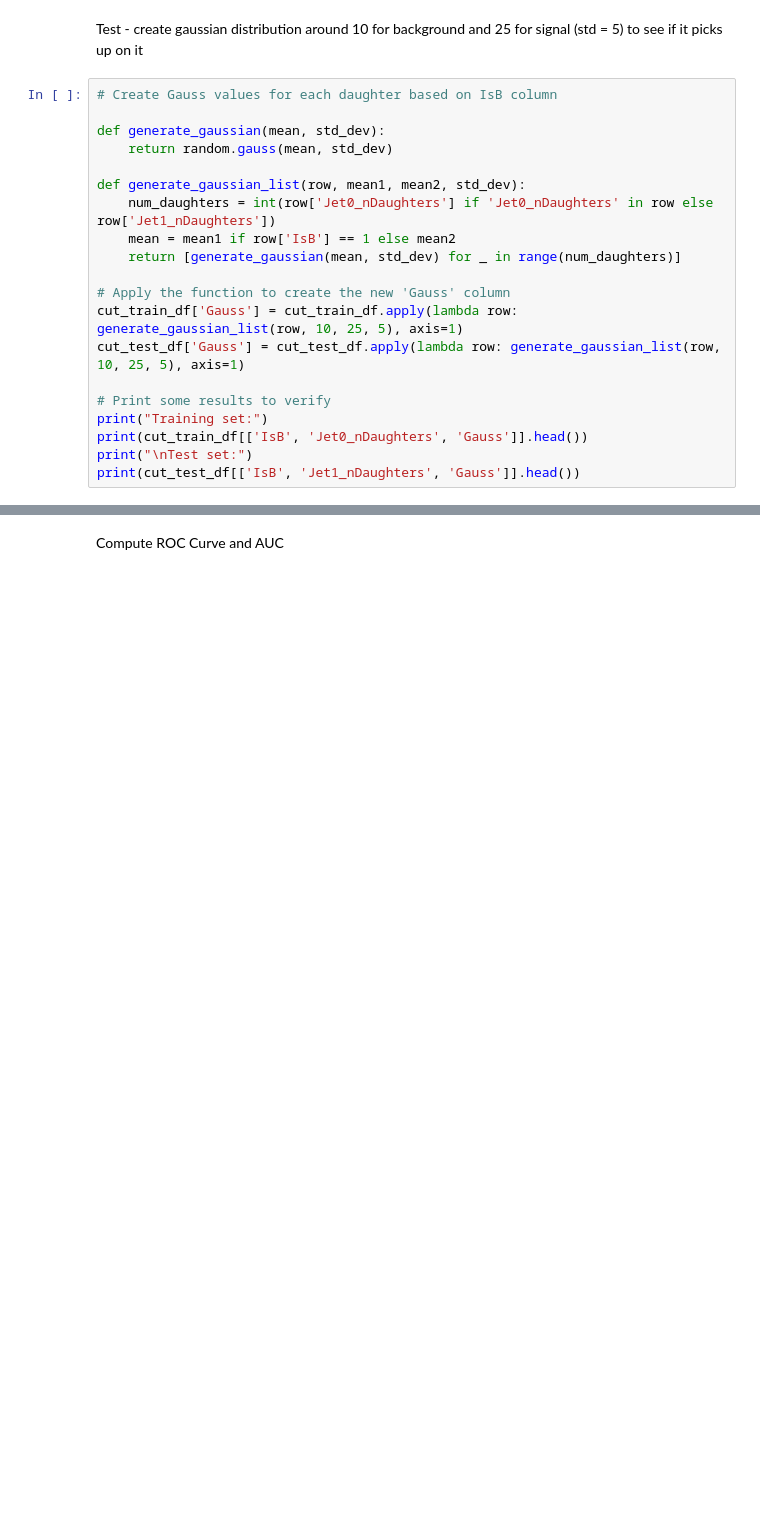
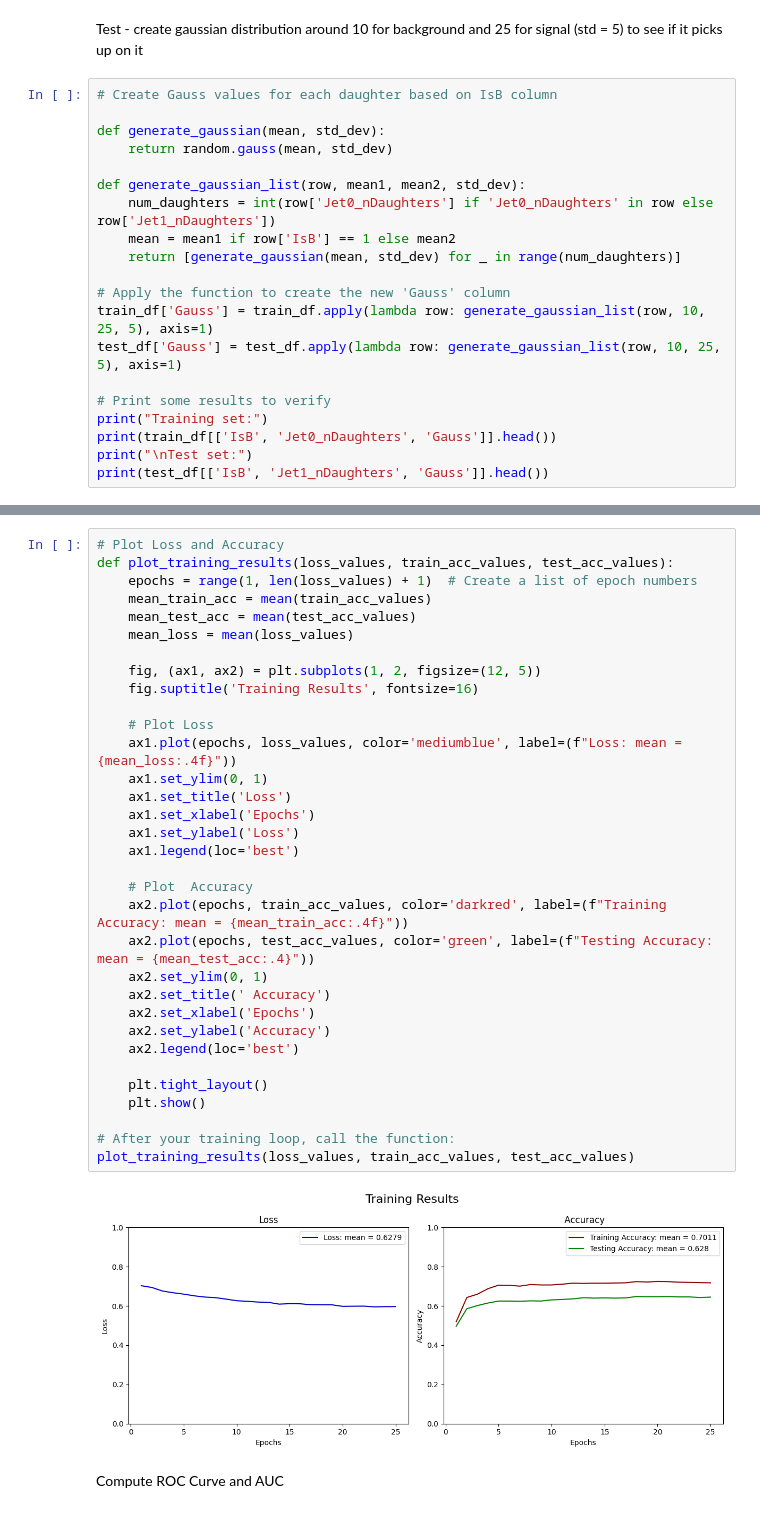
Before and after one commit to gpesticci/Jet-GNN, a Jupyter notebook: GNN.ipynb, the cells around one changed output, grey strips where cells are left out. Drawn from its saved outputs; the diff is of its cells as text; blank space fills up the shorter version.

```diff
--- a/GNN.ipynb
+++ b/GNN.ipynb
@@ -100,14 +178,14 @@ def generate_gaussian_list(row, mean1, mean2, std_dev):
     return [generate_gaussian(mean, std_dev) for _ in range(num_daughters)]
 
 # Apply the function to create the new 'Gauss' column
-cut_train_df['Gauss'] = cut_train_df.apply(lambda row: generate_gaussian_list(row, 10, 25, 5), axis=1)
-cut_test_df['Gauss'] = cut_test_df.apply(lambda row: generate_gaussian_list(row, 10, 25, 5), axis=1)
+train_df['Gauss'] = train_df.apply(lambda row: generate_gaussian_list(row, 10, 25, 5), axis=1)
+test_df['Gauss'] = test_df.apply(lambda row: generate_gaussian_list(row, 10, 25, 5), axis=1)
 
 # Print some results to verify
 print("Training set:")
-print(cut_train_df[['IsB', 'Jet0_nDaughters', 'Gauss']].head())
+print(train_df[['IsB', 'Jet0_nDaughters', 'Gauss']].head())
 print("\nTest set:")
-print(cut_test_df[['IsB', 'Jet1_nDaughters', 'Gauss']].head())
+print(test_df[['IsB', 'Jet1_nDaughters', 'Gauss']].head())
 # %% [output]
 Training set:
    IsB  Jet0_nDaughters                                              Gauss
@@ -377,3 +449,38 @@ Grad norms:
+# %%
+# Plot Loss and Accuracy
+def plot_training_results(loss_values, train_acc_values, test_acc_values):
+    epochs = range(1, len(loss_values) + 1)  # Create a list of epoch numbers
+    mean_train_acc = mean(train_acc_values)
+    mean_test_acc = mean(test_acc_values)
+    mean_loss = mean(loss_values)
+
+    fig, (ax1, ax2) = plt.subplots(1, 2, figsize=(12, 5))
+    fig.suptitle('Training Results', fontsize=16)
+
+    # Plot Loss
+    ax1.plot(epochs, loss_values, color='mediumblue', label=(f"Loss: mean = {mean_loss:.4f}"))
+    ax1.set_ylim(0, 1)
+    ax1.set_title('Loss')
+    ax1.set_xlabel('Epochs')
+    ax1.set_ylabel('Loss')
+    ax1.legend(loc='best')
+
+    # Plot  Accuracy
+    ax2.plot(epochs, train_acc_values, color='darkred', label=(f"Training Accuracy: mean = {mean_train_acc:.4f}"))
+    ax2.plot(epochs, test_acc_values, color='green', label=(f"Testing Accuracy: mean = {mean_test_acc:.4}"))
+    ax2.set_ylim(0, 1)
+    ax2.set_title(' Accuracy')
+    ax2.set_xlabel('Epochs')
+    ax2.set_ylabel('Accuracy')
+    ax2.legend(loc='best')
+
+    plt.tight_layout()
+    plt.show()
+
+# After your training loop, call the function:
+plot_training_results(loss_values, train_acc_values, test_acc_values)
+# %% [output]
+[figure, added]
 # %% [markdown]
 Compute ROC Curve and AUC
 # %%
```
Also changed, not shown: parts of 31 cells of this notebook, 1 other file.
